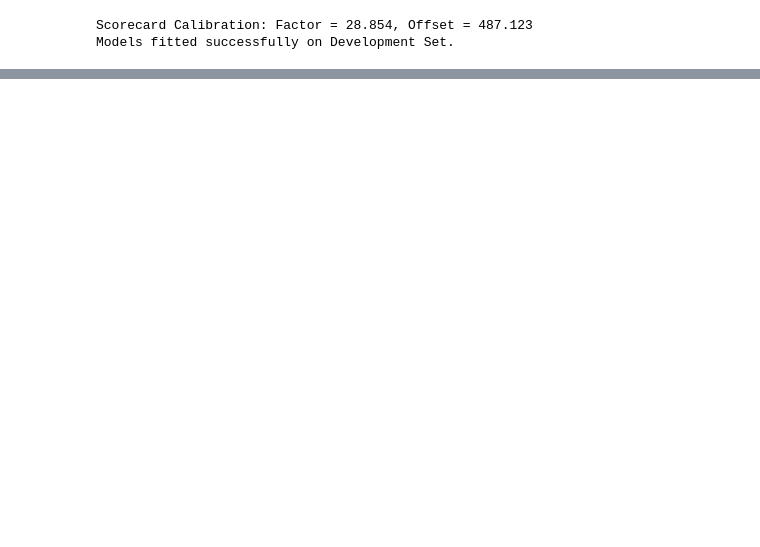
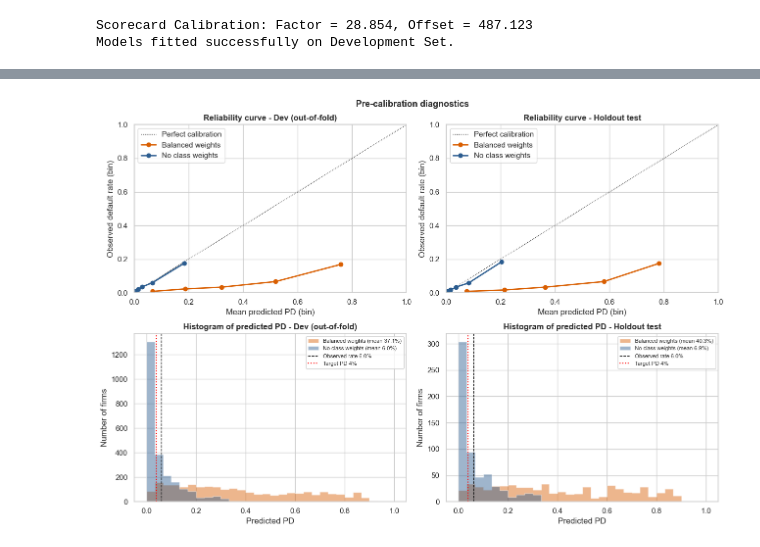
Before and after one commit to Egor332/IWUM_proj1, a Jupyter notebook: interpretable_model.ipynb, the cells around one changed output, grey strips where cells are left out. Cells and saved outputs as stored; diff of their text form; code cells hidden in the pictures; blank space fills up the shorter version.

```diff
--- a/interpretable_model.ipynb
+++ b/interpretable_model.ipynb
@@ -557,0 +631,37 @@ All observed directional effects strictly align with corporate finance theory an
+# %%
+def plot_reliability_and_hist(pred_dict, n_bins=5, suptitle='Pre-calibration diagnostics'):
+    colors = {name: c for name, c in zip(pred_dict, ['#d95f02', '#2b5c8f', '#1b9e77', '#7570b3', '#e6ab02'])}
+    fig, axes = plt.subplots(2, 2, figsize=(13, 9))
+
+    for j, (title, idx, y) in enumerate([('Dev (out-of-fold)', 0, Y_DEV), ('Holdout test', 1, Y_TEST)]):
+        ax = axes[0, j]
+        ax.plot([0, 1], [0, 1], 'k:', lw=1, label='Perfect calibration')
+        for name, preds in pred_dict.items():
+            p = preds[idx]
+            frac_pos, mean_pred = calibration_curve(y, p, n_bins=n_bins, strategy='quantile')
+            ax.plot(mean_pred, frac_pos, marker='o', lw=2, color=colors[name], label=name)
+        ax.set_title(f'Reliability curve - {title}', fontweight='bold')
+        ax.set_xlabel('Mean predicted PD (bin)')
+        ax.set_ylabel('Observed default rate (bin)')
+        ax.set_xlim(0, 1); ax.set_ylim(0, 1)
+        ax.legend(loc='upper left')
+
+        ax = axes[1, j]
+        for name, preds in pred_dict.items():
+            ax.hist(preds[idx], bins=30, range=(0, 1), histtype='stepfilled', alpha=0.45,
+                    color=colors[name], label=f'{name} (mean {preds[idx].mean():.1%})')
+        ax.axvline(y.mean(), color='k', ls='--', lw=1, label=f'Observed rate {y.mean():.1%}')
+        ax.axvline(0.04, color='red', ls=':', lw=1.5, label='Target PD 4%')
+        ax.set_title(f'Histogram of predicted PD - {title}', fontweight='bold')
+        ax.set_xlabel('Predicted PD')
+        ax.set_ylabel('Number of firms')
+        ax.legend(loc='upper right', fontsize=8)
+
+    fig.suptitle(suptitle, fontweight='bold', fontsize=13)
+    plt.tight_layout()
+    plt.show()
+
+
+plot_reliability_and_hist(PRED)
+# %% [output]
+[figure, added]
```
Also changed, not shown: parts of 47 cells of this notebook, 1 other file.
